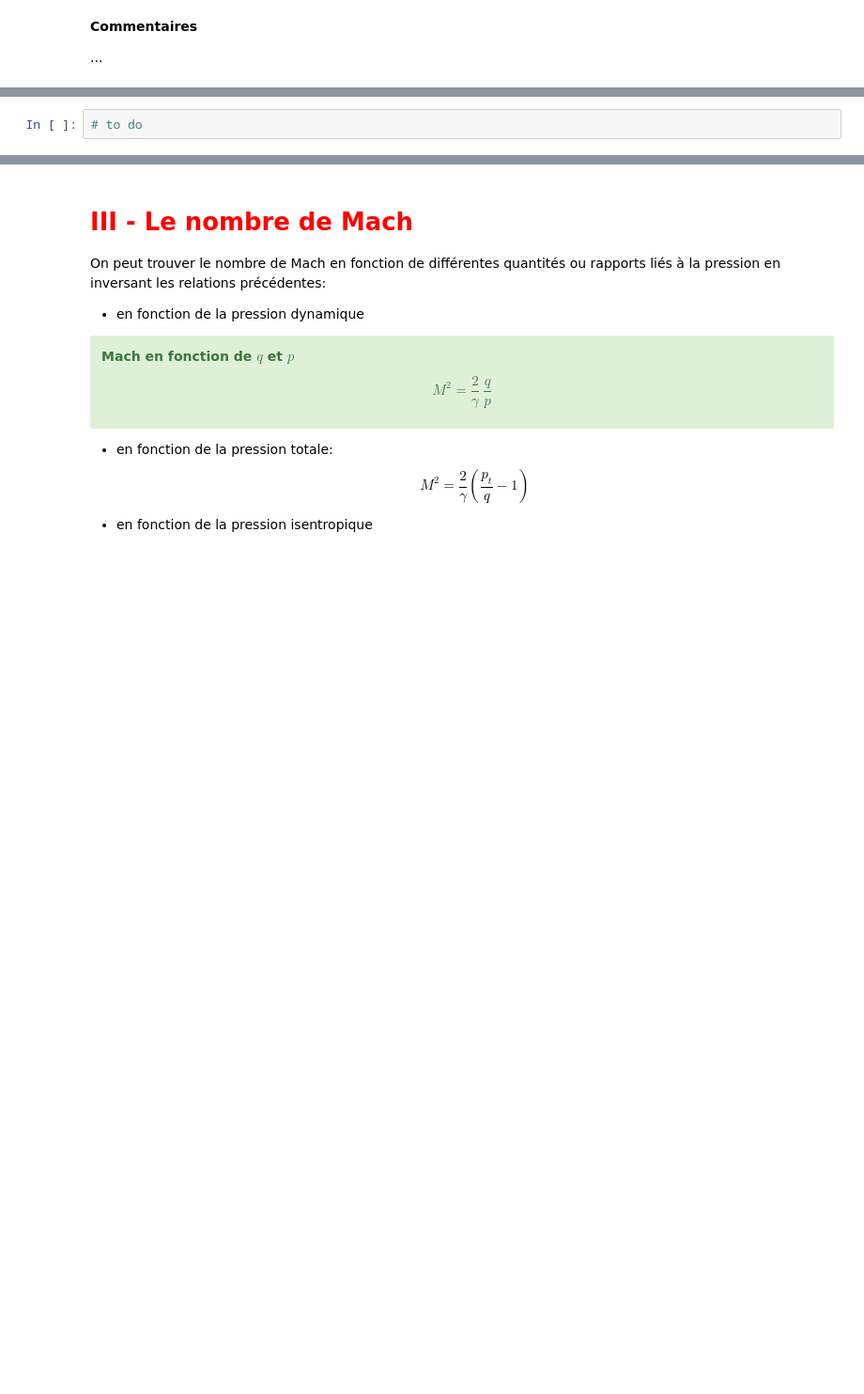
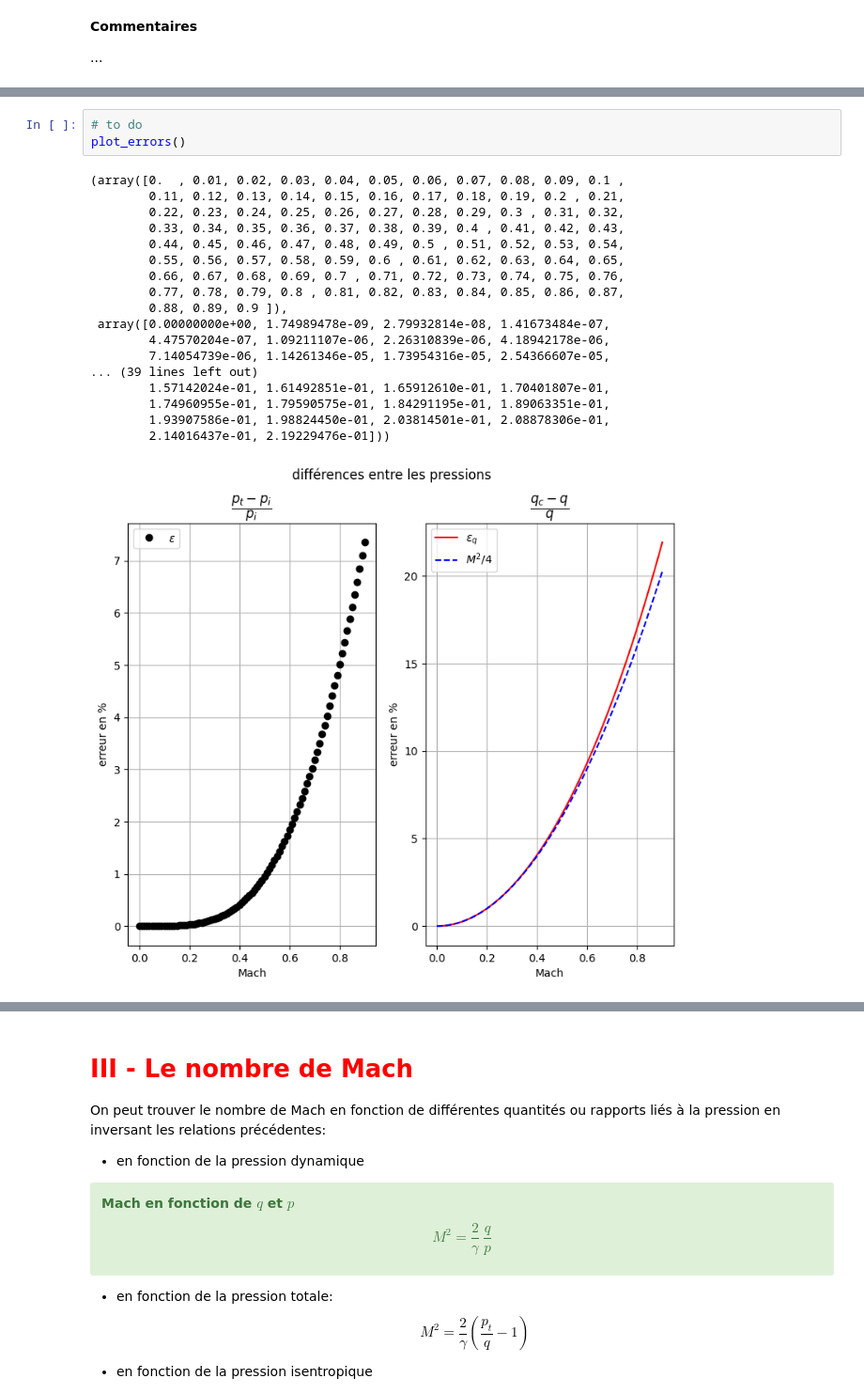
Before and after one commit to GregHsr/TP1_Meca_Vol, a Jupyter notebook: tp1_etudiant.ipynb, the cells around one changed output, grey strips where cells are left out. Shown: that part at 94% size. Saved outputs shown, nothing was run; the diff lists cells and outputs as text; blank space fills up the shorter version.

```diff
--- a/tp1_etudiant.ipynb
+++ b/tp1_etudiant.ipynb
@@ -528,6 +577,26 @@ Mach = ...
 **En mécanique du vol cela implique de faire des corrections de compressibilité**
 # %%
 # to do
+plot_errors()
+# %% [output]
+(array([0.  , 0.01, 0.02, 0.03, 0.04, 0.05, 0.06, 0.07, 0.08, 0.09, 0.1 ,
+        0.11, 0.12, 0.13, 0.14, 0.15, 0.16, 0.17, 0.18, 0.19, 0.2 , 0.21,
+        0.22, 0.23, 0.24, 0.25, 0.26, 0.27, 0.28, 0.29, 0.3 , 0.31, 0.32,
+        0.33, 0.34, 0.35, 0.36, 0.37, 0.38, 0.39, 0.4 , 0.41, 0.42, 0.43,
+        0.44, 0.45, 0.46, 0.47, 0.48, 0.49, 0.5 , 0.51, 0.52, 0.53, 0.54,
+        0.55, 0.56, 0.57, 0.58, 0.59, 0.6 , 0.61, 0.62, 0.63, 0.64, 0.65,
+        0.66, 0.67, 0.68, 0.69, 0.7 , 0.71, 0.72, 0.73, 0.74, 0.75, 0.76,
+        0.77, 0.78, 0.79, 0.8 , 0.81, 0.82, 0.83, 0.84, 0.85, 0.86, 0.87,
+        0.88, 0.89, 0.9 ]),
+ array([0.00000000e+00, 1.74989478e-09, 2.79932814e-08, 1.41673484e-07,
+        4.47570204e-07, 1.09211107e-06, 2.26310839e-06, 4.18942178e-06,
+        7.14054739e-06, 1.14261346e-05, 1.73954316e-05, 2.54366607e-05,
+... (39 lines left out)
+        1.57142024e-01, 1.61492851e-01, 1.65912610e-01, 1.70401807e-01,
+        1.74960955e-01, 1.79590575e-01, 1.84291195e-01, 1.89063351e-01,
+        1.93907586e-01, 1.98824450e-01, 2.03814501e-01, 2.08878306e-01,
+        2.14016437e-01, 2.19229476e-01]))
+[figure, added]
 # %% [markdown]
 ###  **<span style="color:magenta">Calculer des pressions dynamiques</span>**
 
```
Also changed, not shown: parts of 21 cells of this notebook.
